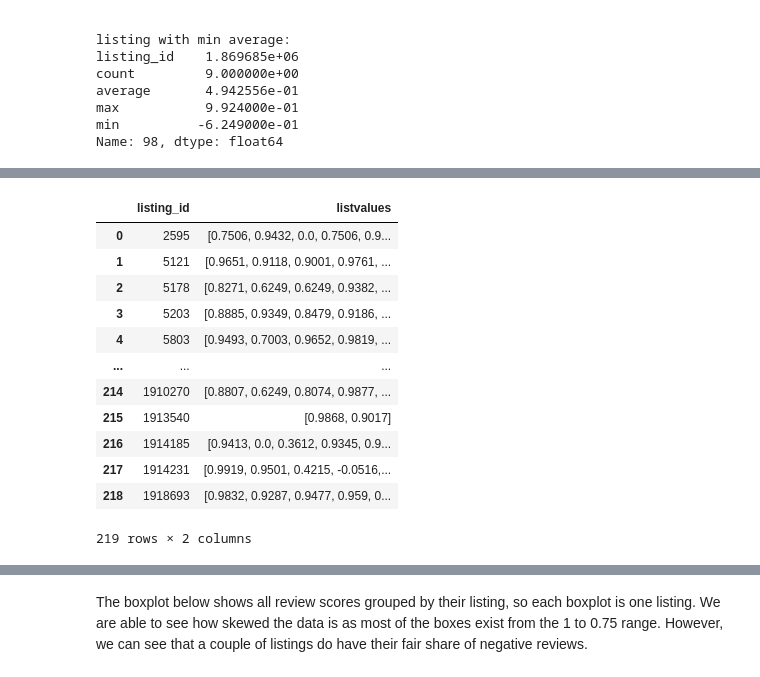
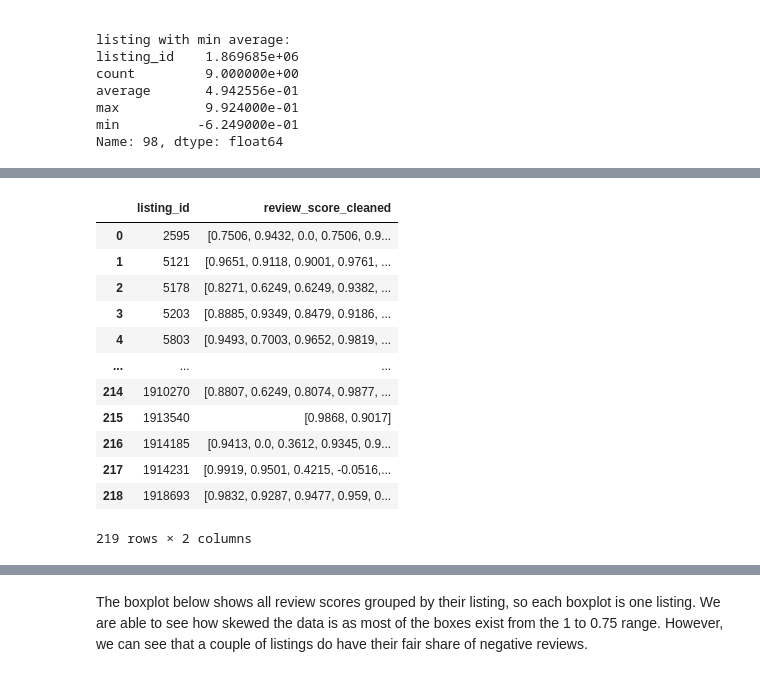
Before and after one commit to westernmeadow/CS4650-Capstone-Project, a Jupyter notebook: CS4650CapstoneProject.ipynb, the cells around one changed output, grey strips where cells are left out. Cells and saved outputs as stored; diff of their text form; code cells hidden in the pictures.

```diff
--- a/CS4650CapstoneProject.ipynb
+++ b/CS4650CapstoneProject.ipynb
@@ -234,9 +318,9 @@ Name: 98, dtype: float64
 # %%
 group = review.groupby('listing_id')['review_score_cleaned'].apply(list)
-group = group.reset_index(name='listvalues')
+group = group.reset_index()
 group
 # %% [output]
-|  | listing_id | listvalues |
+|  | listing_id | review_score_cleaned |
 | 0 | 2595 | [0.7506, 0.9432, 0.0, 0.7506, 0.9... |
 | 1 | 5121 | [0.9651, 0.9118, 0.9001, 0.9761, ... |
 | 2 | 5178 | [0.8271, 0.6249, 0.6249, 0.9382, ... |
```
Also changed, not shown: parts of 21 cells of this notebook, 1 other file.
